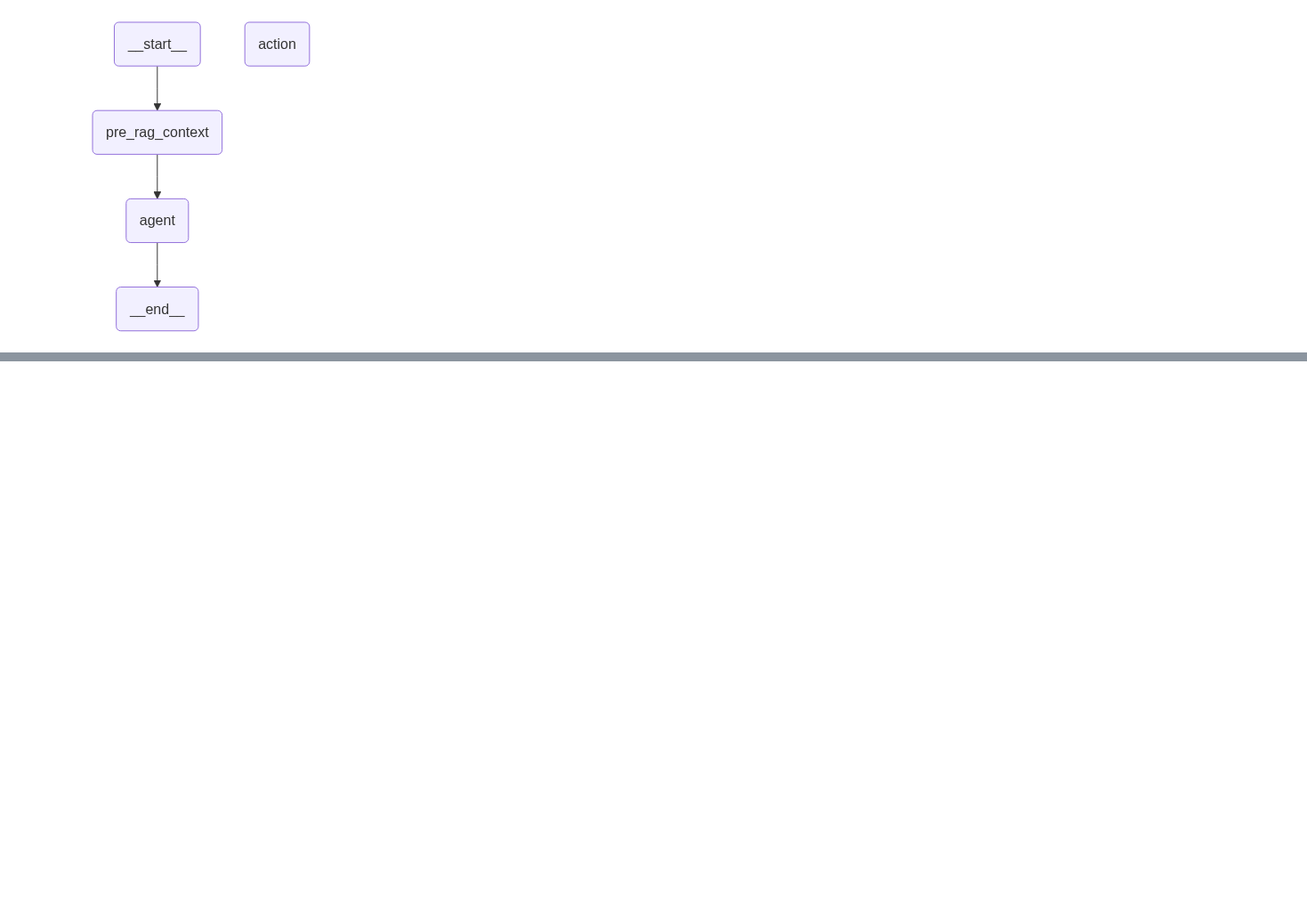
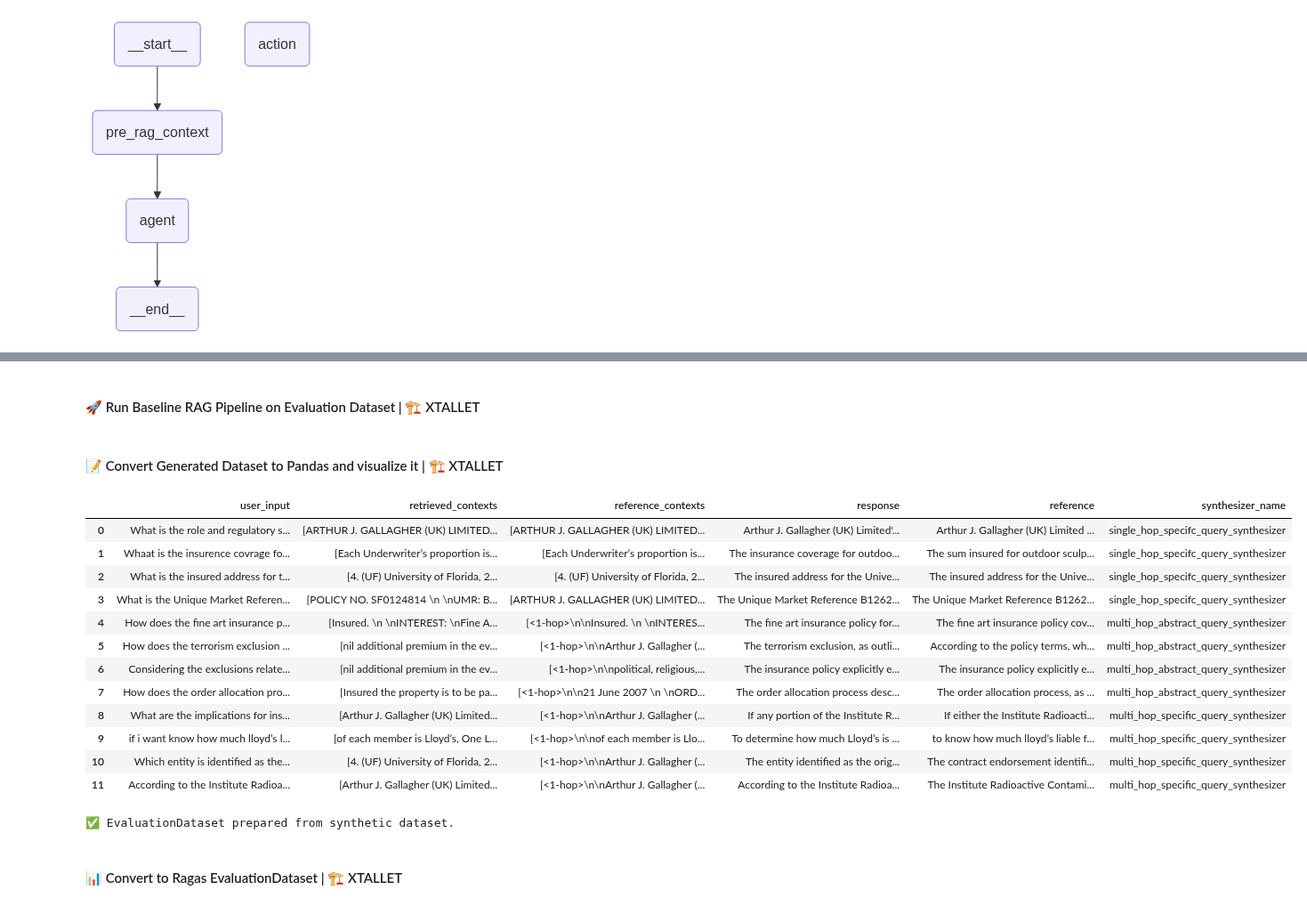
Before and after one commit to xtallet/AIE7, a Jupyter notebook: 11_Certification_Challenge/s11_Certification_Challenge.ipynb, the cells around one changed output, grey strips where cells are left out. Shown at 89% size. Saved outputs shown, nothing was run; the diff lists cells and outputs as text; code cells hidden in the pictures; blank space fills up the shorter version.

Commit message:
prepare the repo with all docs

```diff
--- a/11_Certification_Challenge/s11_Certification_Challenge.ipynb
+++ b/11_Certification_Challenge/s11_Certification_Challenge.ipynb
@@ -262,0 +304,15 @@ Receiving update from node: 'agent'
+# %%
+from ragas.llms import LangchainLLMWrapper
+from ragas.embeddings import LangchainEmbeddingsWrapper
+from langchain_openai import ChatOpenAI, OpenAIEmbeddings
+from ragas.testset import TestsetGenerator
+
+generator_llm = LangchainLLMWrapper(
+    ChatOpenAI(model="gpt-4.1", verbose=True)
+)
+generator_embeddings = LangchainEmbeddingsWrapper(OpenAIEmbeddings())
+generator = TestsetGenerator(llm=generator_llm, embedding_model=generator_embeddings)
+
+dataset = generator.generate_with_langchain_docs(split_documents, testset_size=10)
+
+print("✅ Synthetic golden dataset generated.")
@@ -262,0 +329,6 @@ Receiving update from node: 'agent'
+# %%
+import copy
+
+dataset_task5 = copy.deepcopy(dataset)
+# %% [markdown]
+#### 🚀 Run Baseline RAG Pipeline on Evaluation Dataset | 🏗️ XTALLET
@@ -262,0 +340,28 @@ Receiving update from node: 'agent'
+# %% [markdown]
+#### 📝 Convert Generated Dataset to Pandas and visualize it | 🏗️ XTALLET
+# %%
+import pandas as pd
+from ragas import EvaluationDataset
+
+df = dataset_task5.to_pandas()
+pd.set_option('display.max_colwidth', 200)
+display(df)
+df.to_csv("cc_task5_ragas_evaluations.csv", index=False)
+print("✅ EvaluationDataset prepared from synthetic dataset.")
+# %% [output]
+|  | user_input | retrieved_contexts | reference_contexts | response | reference | synthesizer_name |
+| 0 | What is the role and regulatory s... | [ARTHUR J. GALLAGHER (UK) LIMITED... | [ARTHUR J. GALLAGHER (UK) LIMITED... | Arthur J. Gallagher (UK) Limited'... | Arthur J. Gallagher (UK) Limited ... | single_hop_specifc_query_synthesizer |
+| 1 | Whaat is the insurence covrage fo... | [Each Underwriter’s proportion is... | [Each Underwriter’s proportion is... | The insurance coverage for outdoo... | The sum insured for outdoor sculp... | single_hop_specifc_query_synthesizer |
+| 2 | What is the insured address for t... | [4. (UF) University of Florida, 2... | [4. (UF) University of Florida, 2... | The insured address for the Unive... | The insured address for the Unive... | single_hop_specifc_query_synthesizer |
+| 3 | What is the Unique Market Referen... | [POLICY NO. SF0124814 \n \nUMR: B... | [ARTHUR J. GALLAGHER (UK) LIMITED... | The Unique Market Reference B1262... | The Unique Market Reference B1262... | single_hop_specifc_query_synthesizer |
+| 4 | How does the fine art insurance p... | [Insured. \n \nINTEREST: \nFine A... | [<1-hop>\n\nInsured. \n \nINTERES... | The fine art insurance policy for... | The fine art insurance policy cov... | multi_hop_abstract_query_synthesizer |
+| 5 | How does the terrorism exclusion ... | [nil additional premium in the ev... | [<1-hop>\n\nArthur J. Gallagher (... | The terrorism exclusion, as outli... | According to the policy terms, wh... | multi_hop_abstract_query_synthesizer |
+| 6 | Considering the exclusions relate... | [nil additional premium in the ev... | [<1-hop>\n\npolitical, religious,... | The insurance policy explicitly e... | The insurance policy explicitly e... | multi_hop_abstract_query_synthesizer |
+| 7 | How does the order allocation pro... | [Insured the property is to be pa... | [<1-hop>\n\n21 June 2007 \n \nORD... | The order allocation process desc... | The order allocation process, as ... | multi_hop_abstract_query_synthesizer |
+| 8 | What are the implications for ins... | [Arthur J. Gallagher (UK) Limited... | [<1-hop>\n\nArthur J. Gallagher (... | If any portion of the Institute R... | If either the Institute Radioacti... | multi_hop_specific_query_synthesizer |
+| 9 | if i want know how much lloyd’s l... | [of each member is Lloyd’s, One L... | [<1-hop>\n\nof each member is Llo... | To determine how much Lloyd’s is ... | to know how much lloyd’s liable f... | multi_hop_specific_query_synthesizer |
+| 10 | Which entity is identified as the... | [4. (UF) University of Florida, 2... | [<1-hop>\n\nArthur J. Gallagher (... | The entity identified as the orig... | The contract endorsement identifi... | multi_hop_specific_query_synthesizer |
+| 11 | According to the Institute Radioa... | [Arthur J. Gallagher (UK) Limited... | [<1-hop>\n\nArthur J. Gallagher (... | According to the Institute Radioa... | The Institute Radioactive Contami... | multi_hop_specific_query_synthesizer |
+✅ EvaluationDataset prepared from synthetic dataset.
+# %% [markdown]
+#### 📊 Convert to Ragas EvaluationDataset | 🏗️ XTALLET
```
Also changed, not shown: parts of 72 cells of this notebook, 5 other files.
